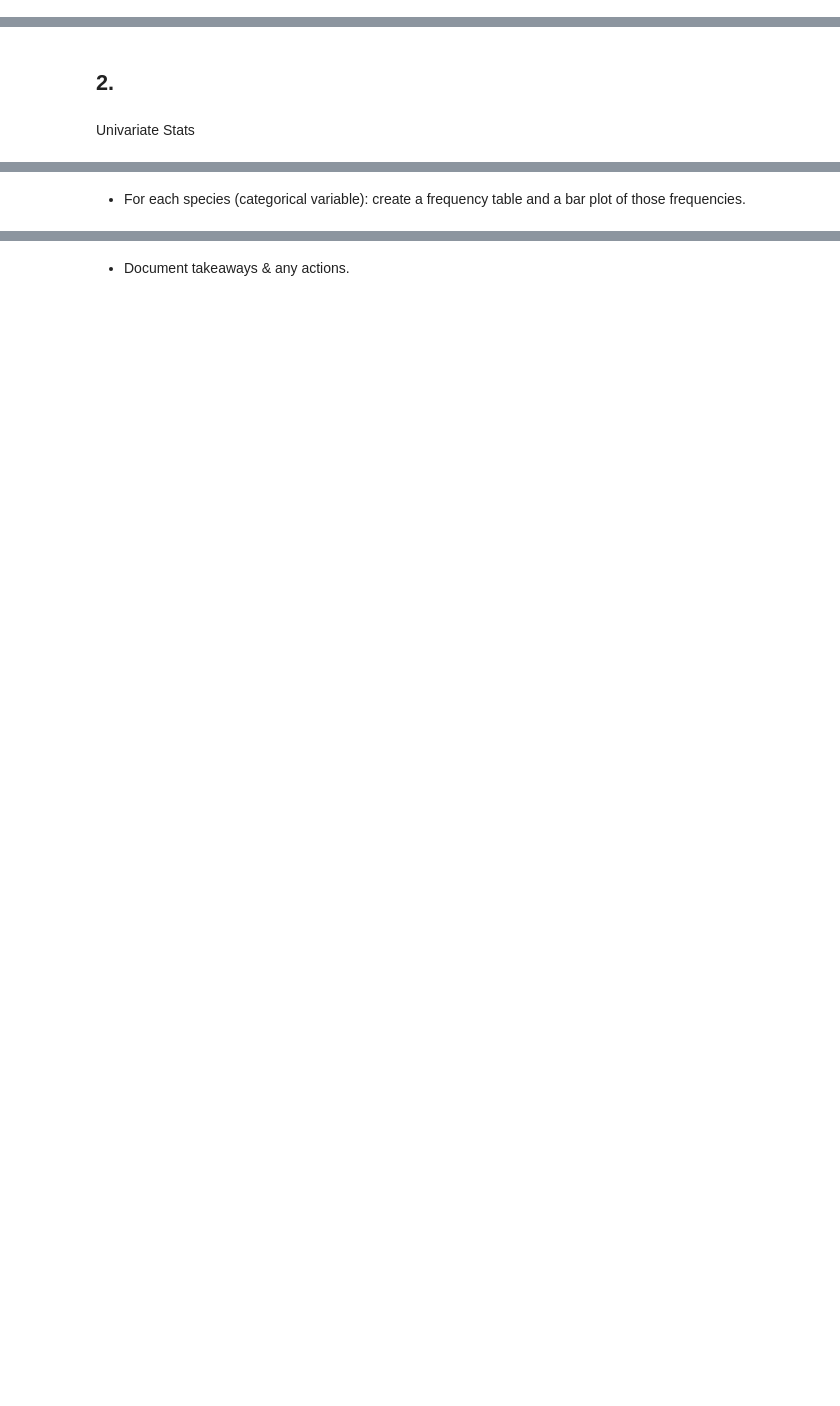
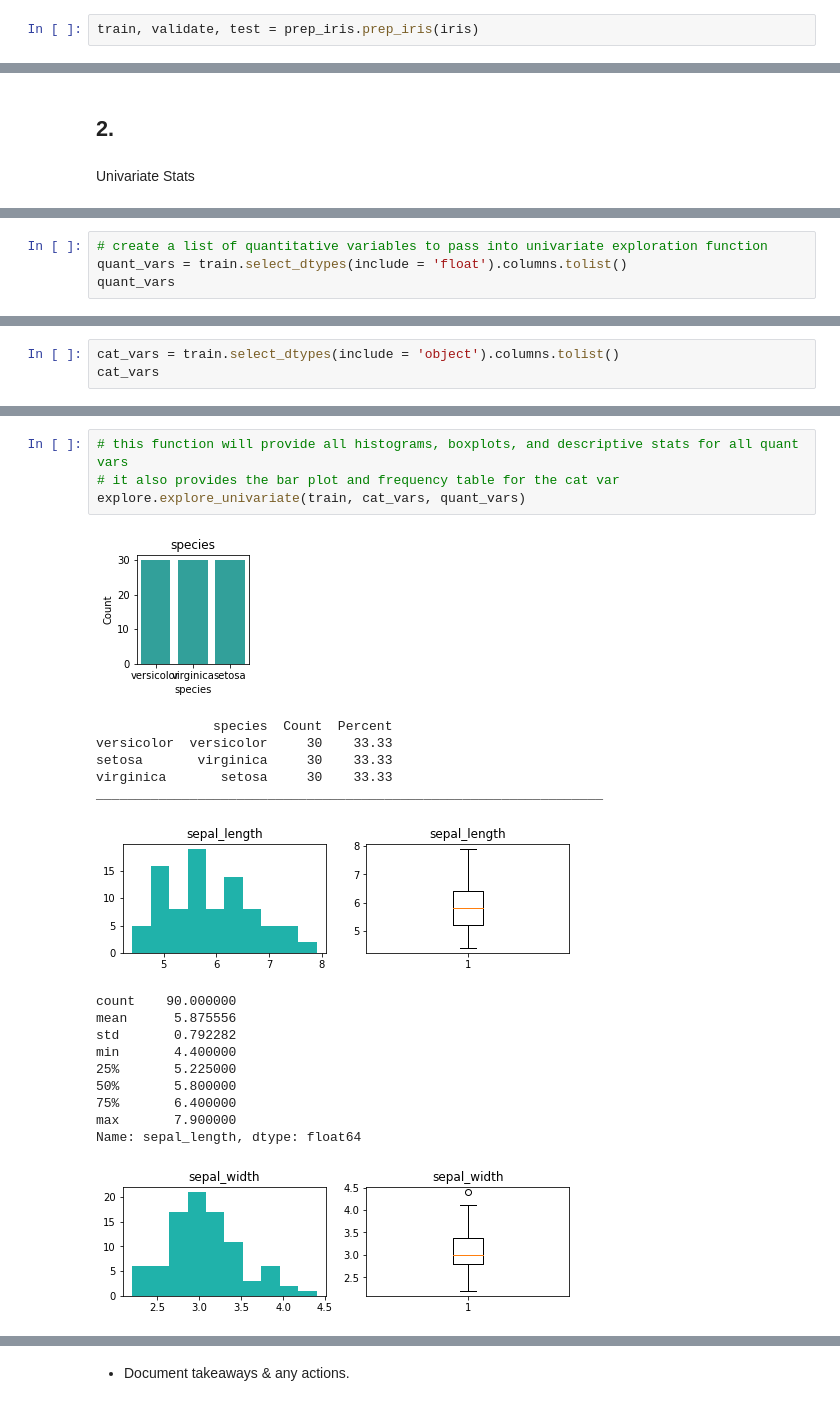
Before and after one commit to adam-talbot/classification-exercises, a Jupyter notebook: classification_exercises.ipynb, the cells around one changed output, grey strips where cells are left out. Cells and saved outputs as stored; diff of their text form; blank space fills up the shorter version.

Commit message:
finished the EDA exercises using the iris dataset and the provided explore.py module when possible, when not possible, generated necessary info myself

```diff
--- a/classification_exercises.ipynb
+++ b/classification_exercises.ipynb
@@ -581,0 +556,2 @@ test.head()
+# %%
+train, validate, test = prep_iris.prep_iris(iris)
@@ -585,0 +584,4 @@ Univariate Stats
+# %%
+# create a list of quantitative variables to pass into univariate exploration function
+quant_vars = train.select_dtypes(include = 'float').columns.tolist()
+quant_vars
@@ -585,0 +590,3 @@ Univariate Stats
+# %%
+cat_vars = train.select_dtypes(include = 'object').columns.tolist()
+cat_vars
@@ -588,2 +598,22 @@ Univariate Stats
-# %% [markdown]
-- For each species (categorical variable): create a frequency table and a bar plot of those frequencies.
+# %%
+# this function will provide all histograms, boxplots, and descriptive stats for all quant vars
+# it also provides the bar plot and frequency table for the cat var
+explore.explore_univariate(train, cat_vars, quant_vars)
+# %% [output]
+[figure, added]
+               species  Count  Percent
+versicolor  versicolor     30    33.33
+setosa       virginica     30    33.33
+virginica       setosa     30    33.33
+_________________________________________________________________
+[figure, added]
+count    90.000000
+mean      5.875556
+std       0.792282
+min       4.400000
+25%       5.225000
+50%       5.800000
+75%       6.400000
+max       7.900000
+Name: sepal_length, dtype: float64
+[figure, added]
```
Also changed, not shown: parts of 54 cells of this notebook.
